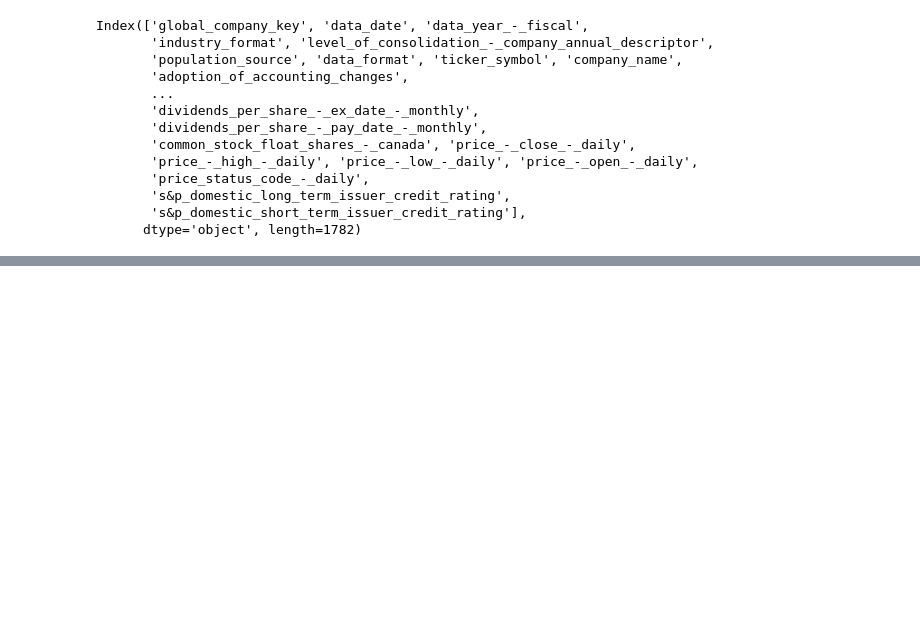
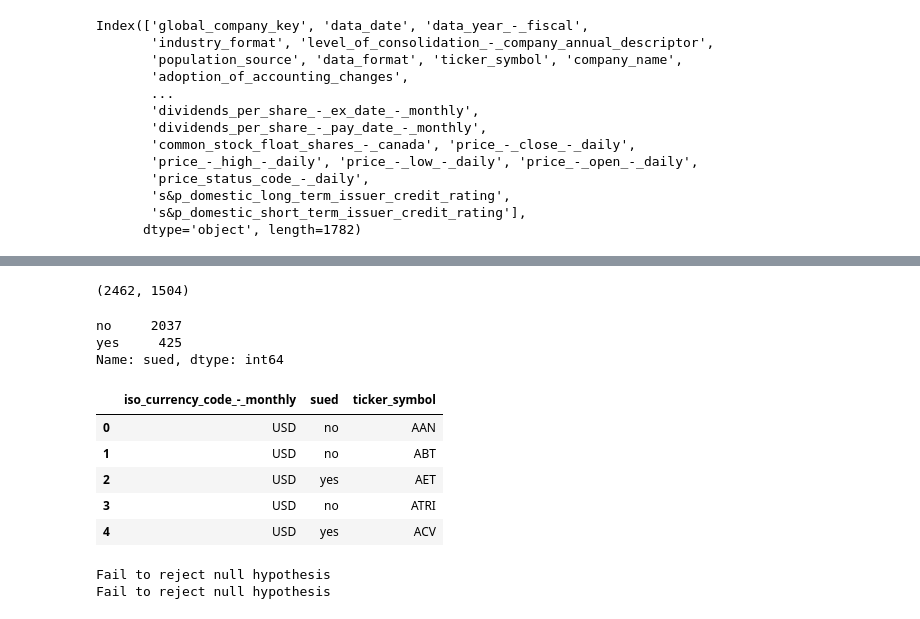
Before and after one commit to muchemicarol/project-mimi, a Jupyter notebook: PROJECT_MIMI_ML.ipynb, the cells around one changed output, grey strips where cells are left out. Saved outputs shown, nothing was run; the diff lists cells and outputs as text; code cells hidden in the pictures; blank space fills up the shorter version.

```diff
--- a/PROJECT_MIMI_ML.ipynb
+++ b/PROJECT_MIMI_ML.ipynb
@@ -82,0 +78,9 @@ merged_data[['acceptances_outstanding',
+# %%
+merged_data = merged_data.groupby(["global_company_key"])[numerical_variables].agg("mean").reset_index()
+# %%
+merged_data = pd.merge(merged_data, data_, on="global_company_key")
+merged_data.drop(columns="year", inplace=True)
+# %%
+merged_data.shape
+# %% [output]
+(2462, 1504)
@@ -82,0 +89,44 @@ merged_data[['acceptances_outstanding',
+# %%
+merged_data["sued"].value_counts()
+# %% [output]
+no     2037
+yes     425
+Name: sued, dtype: int64
+# %%
+merged_data.dropna(subset=["s&p_domestic_long_term_issuer_credit_rating", "s&p_domestic_short_term_issuer_credit_rating"], inplace=True)
+# %%
+categorical_variables = list()
+categorical_variables_ = list()
+
+for column in merged_data.columns:
+  if merged_data[column].dtype == "object":
+    categorical_variables.append(column)
+    merged_data[column] = merged_data[column].astype("category")
+    merged_data[column+"_"] = merged_data[column].cat.codes
+    categorical_variables_.append(column+"_")
+
+  elif merged_data[column].dtype in ["float64", "int64"]:
+    merged_data[column] = merged_data[column].apply(lambda x: round(x, 5))
+# %%
+merged_data[categorical_variables].head()
+# %% [output]
+|  | iso_currency_code_-_monthly | sued | ticker_symbol |
+| 0 | USD | no | AAN |
+| 1 | USD | no | ABT |
+| 2 | USD | yes | AET |
+| 3 | USD | no | ATRI |
+| 4 | USD | yes | ACV |
+# %%
+for variable in categorical_variables:
+  if variable != "sued":
+    stat, p, dof, expected = chi2_contingency(pd.crosstab(merged_data[variable], merged_data["sued"]))
+
+    if p <= 0.05:
+      print(column)
+      print("Reject null hypothesis")
+
+    else:
+      print("Fail to reject null hypothesis")
+# %% [output]
+Fail to reject null hypothesis
+Fail to reject null hypothesis
```
Also changed, not shown: parts of 17 cells of this notebook.
